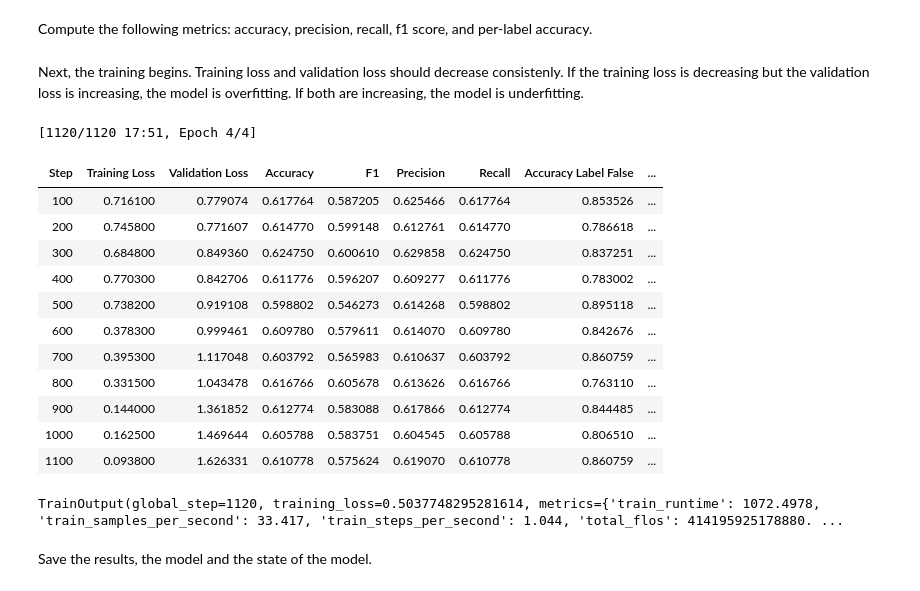
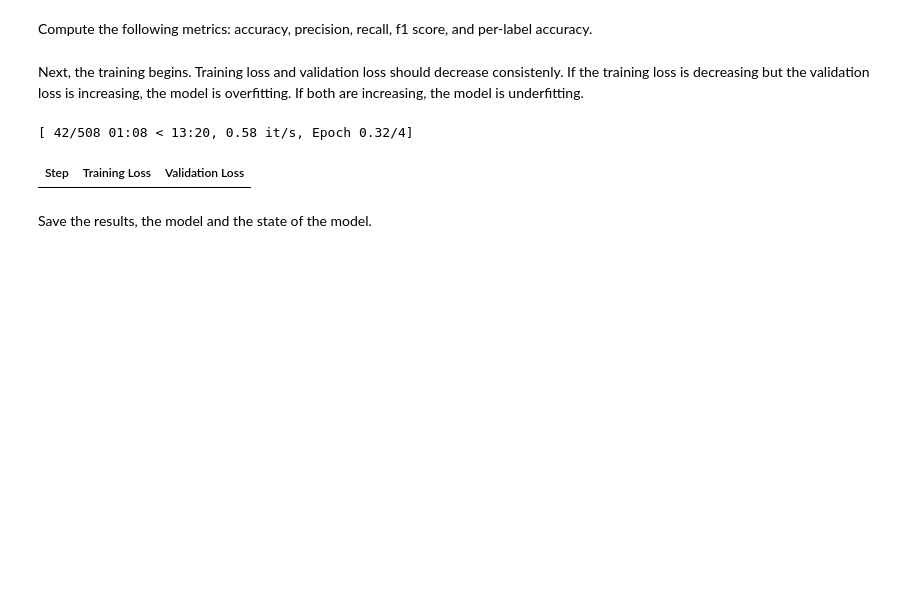
Before and after one commit to dariiing/Fake-News-Detection, a Jupyter notebook: albert_liar_classification.ipynb, the cells around one changed output. Drawn from its saved outputs; the diff is of its cells as text; code cells hidden in the pictures; blank space fills up the shorter version.

```diff
--- a/albert_liar_classification.ipynb
+++ b/albert_liar_classification.ipynb
@@ -3,7 +3,10 @@ Import the preprocessed LIAR dataset
 # %%
 from datasets import load_dataset
 
-dataset = load_dataset("csv", data_files={'train': "preprocessed_liar/liar_train.csv", 'test': "preprocessed_liar/liar_test.csv", 'valid': "preprocessed_liar/liar_valid.csv"})
+dataset = load_dataset(
+    "csv",
+    data_files={
+        'train': "preprocessed_liar/liar_train.csv", 'test': "preprocessed_liar/liar_test.csv", 'valid': "preprocessed_liar/liar_valid.csv"})
 print(dataset)
 # %% [output]
 DatasetDict({
@@ -175,47 +178,33 @@ Next, the training begins. Training loss and validation loss should decrease con
 # %%
 from transformers import Trainer, TrainingArguments
 
 training_args = TrainingArguments(
     output_dir='./output',
     num_train_epochs=4,
-    warmup_steps=300,
     per_device_train_batch_size=16,
     per_device_eval_batch_size=16,
-    weight_decay=0.1, # prevents overfitting
-    logging_steps=10,
+    weight_decay=0.01,
+    logging_steps=50,
     eval_strategy='steps',
     eval_steps=100,
+    save_strategy='epoch',
     learning_rate=2e-5,
-    save_steps=1000,
-    gradient_accumulation_steps=2,
+    gradient_accumulation_steps=4,
 )
 
 trainer = Trainer(
     model=model,
     args=training_args,
     train_dataset=dataset_encoded['train'],
     eval_dataset=dataset_encoded['test'],
     compute_metrics=compute_metrics,
-    processing_class=tokenizer,
     data_collator=data_collator,
 )
 
 trainer.train()
 # %% [output]
-[1120/1120 17:51, Epoch 4/4]
+[ 42/508 01:08 < 13:20, 0.58 it/s, Epoch 0.32/4]
-| Step | Training Loss | Validation Loss | Accuracy | F1 | Precision | Recall | Accuracy Label False | ... |
-| 100 | 0.716100 | 0.779074 | 0.617764 | 0.587205 | 0.625466 | 0.617764 | 0.853526 | ... |
-| 200 | 0.745800 | 0.771607 | 0.614770 | 0.599148 | 0.612761 | 0.614770 | 0.786618 | ... |
-| 300 | 0.684800 | 0.849360 | 0.624750 | 0.600610 | 0.629858 | 0.624750 | 0.837251 | ... |
-| 400 | 0.770300 | 0.842706 | 0.611776 | 0.596207 | 0.609277 | 0.611776 | 0.783002 | ... |
-| 500 | 0.738200 | 0.919108 | 0.598802 | 0.546273 | 0.614268 | 0.598802 | 0.895118 | ... |
-| 600 | 0.378300 | 0.999461 | 0.609780 | 0.579611 | 0.614070 | 0.609780 | 0.842676 | ... |
-| 700 | 0.395300 | 1.117048 | 0.603792 | 0.565983 | 0.610637 | 0.603792 | 0.860759 | ... |
-| 800 | 0.331500 | 1.043478 | 0.616766 | 0.605678 | 0.613626 | 0.616766 | 0.763110 | ... |
-| 900 | 0.144000 | 1.361852 | 0.612774 | 0.583088 | 0.617866 | 0.612774 | 0.844485 | ... |
-| 1000 | 0.162500 | 1.469644 | 0.605788 | 0.583751 | 0.604545 | 0.605788 | 0.806510 | ... |
-| 1100 | 0.093800 | 1.626331 | 0.610778 | 0.575624 | 0.619070 | 0.610778 | 0.860759 | ... |
+| Step | Training Loss | Validation Loss |
-TrainOutput(global_step=1120, training_loss=0.5037748295281614, metrics={'train_runtime': 1072.4978, 'train_samples_per_second': 33.417, 'train_steps_per_second': 1.044, 'total_flos': 414195925178880. ...
 # %% [markdown]
 Save the results, the model and the state of the model.
 # %%
```
Also changed, not shown: parts of 3 cells of this notebook, 5 other files.
